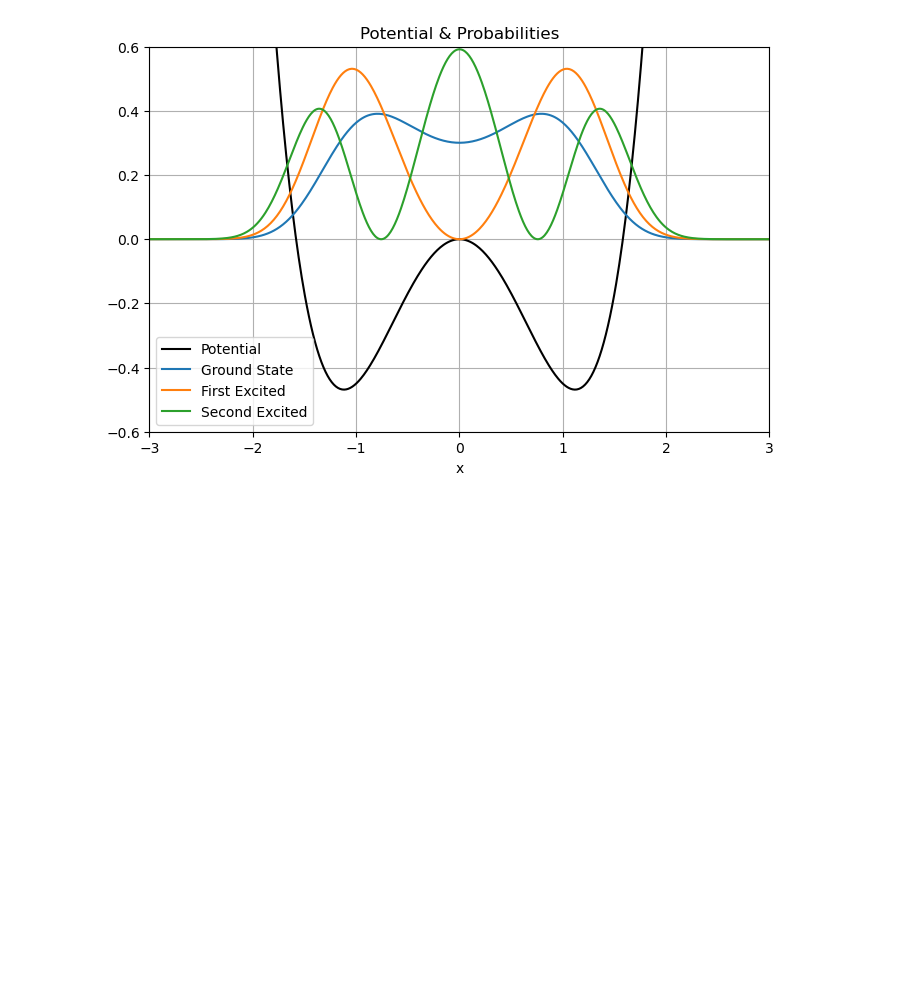
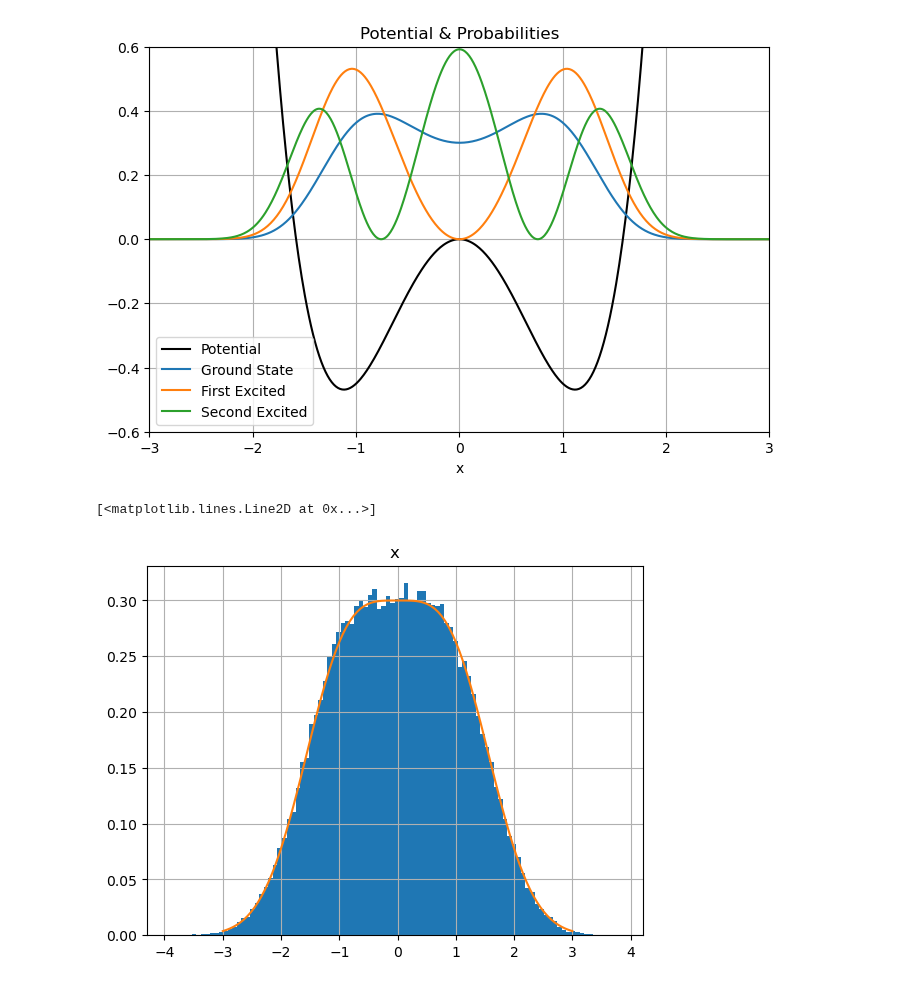
Before and after one commit to RandDouble/SimulazioneNumerica, a Jupyter notebook: LSN_Exercises_08.ipynb, the cells around one changed output. Cells and saved outputs as stored; diff of their text form; code cells hidden in the pictures; blank space fills up the shorter version.

```diff
--- a/LSN_Exercises_08.ipynb
+++ b/LSN_Exercises_08.ipynb
@@ -168,3 +190,22 @@ Ground state energy:  -0.4604658796927155
 1st excited state energy:  0.09742471331761006
 2nd excited state energy:  1.9717331343930213
 [figure]
+# %%
+import pandas as pd
+import numpy as np
+
+
+def func(x, sigma, mu):
+    return 2 * np.exp(-(x**2 + mu**2) / (2 * sigma**2)) * np.cosh(mu * x / sigma**2)
+
+
+x = np.linspace(-3, 3, 100)
+delta_x = x[1] - x[0]
+y = func(x, 1, 1)
+
+df = pd.read_csv("eser_8/8_2/test.dat")
+ax = df.hist(bins=100, density=True)
+ax[0, 0].plot(x, y * y / (delta_x * y.sum()))
+# %% [output]
+[<matplotlib.lines.Line2D at 0x...>]
+[figure, added]
```
Also changed, not shown: parts of 8 cells of this notebook, 5 other files.
